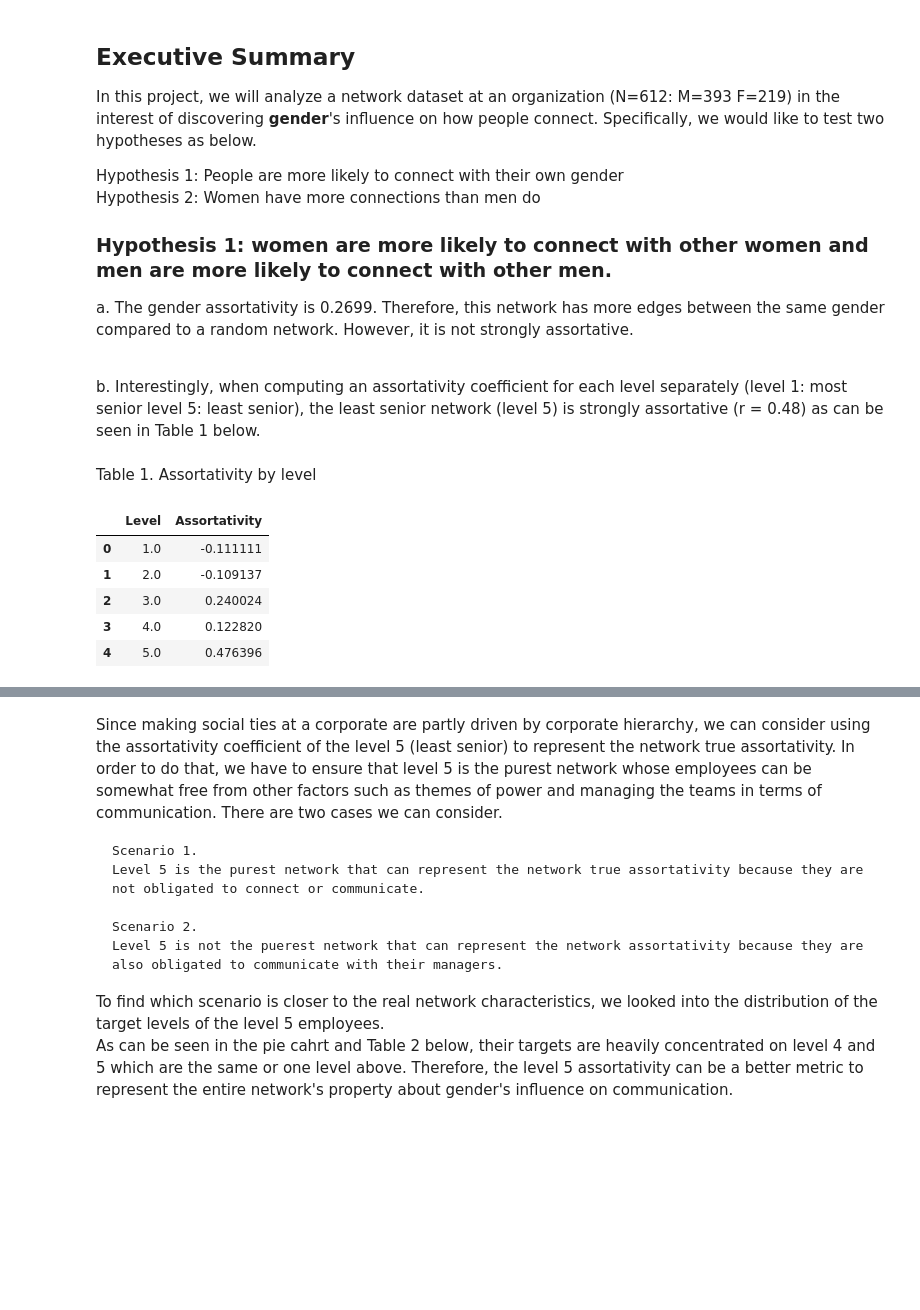
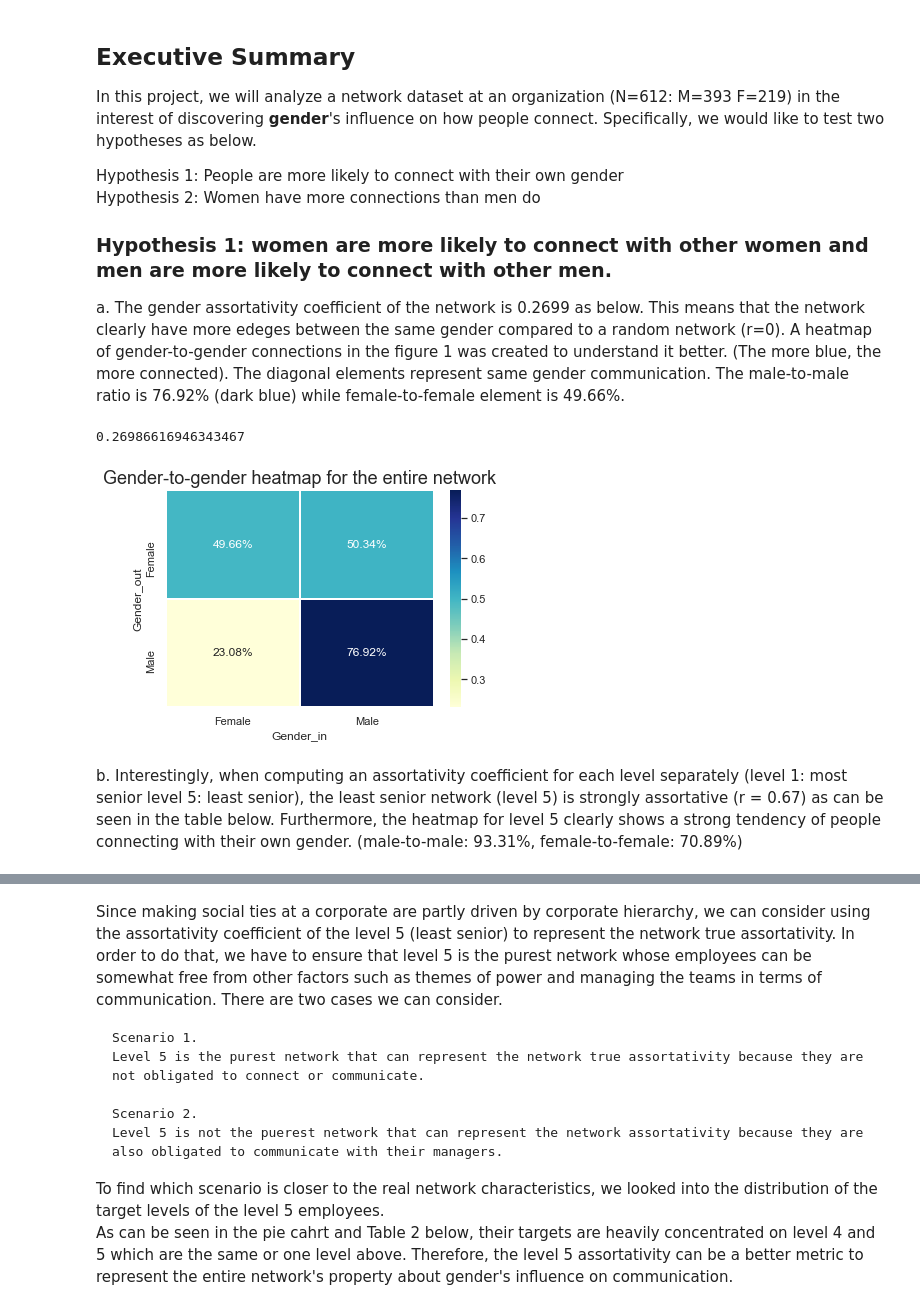
Before and after one commit to feelzoo/assortativity, a Jupyter notebook: Assortativity.ipynb, the cells around one changed output, grey strips where cells are left out. Cells and saved outputs as stored; diff of their text form; code cells hidden in the pictures; blank space fills up the shorter version.

```diff
--- a/Assortativity.ipynb
+++ b/Assortativity.ipynb
@@ -9,17 +9,14 @@ Hypothesis 2: Women have more connections than men do
 
 ### Hypothesis 1: women are more likely to connect with other women and men are more likely to connect with other men.
 
-a. The gender assortativity is 0.2699. Therefore, this network has more edges between the same gender compared to a random network. However, it is not strongly assortative.<br/><br/>
-
-b. Interestingly, when computing an assortativity coefficient for each level separately (level 1: most senior level 5: least senior), the least senior network (level 5) is strongly assortative (r = 0.48) as can be seen in Table 1 below.
+a. The gender assortativity coefficient of the network is 0.2699 as below. This means that the network clearly have more edeges between the same gender compared to a random network (r=0). A heatmap of gender-to-gender connections in the figure 1 was created to understand it better. (The more blue, the more connected). The diagonal elements represent same gender communication. The male-to-male ratio is 76.92% (dark blue) while female-to-female element is 49.66%.
-# %% [markdown]
-Table 1. Assortativity by level
-# %%
-assortativity_level3
-# %% [output]
-|  | Level | Assortativity |
-| 0 | 1.0 | -0.111111 |
-| 1 | 2.0 | -0.109137 |
-| 2 | 3.0 | 0.240024 |
-| 3 | 4.0 | 0.122820 |
-| 4 | 5.0 | 0.476396 |
+# %%
+network_assortativity
+# %% [output]
+0.26986616946343467
+# %%
+network_heatmap()
+# %% [output]
+[figure, added]
+# %% [markdown]
+b. Interestingly, when computing an assortativity coefficient for each level separately (level 1: most senior level 5: least senior), the least senior network (level 5) is strongly assortative (r = 0.67) as can be seen in the table below. Furthermore, the heatmap for level 5 clearly shows a strong tendency of people connecting with their own gender. (male-to-male: 93.31%, female-to-female: 70.89%)
```
Also changed, not shown: parts of 33 cells of this notebook.
